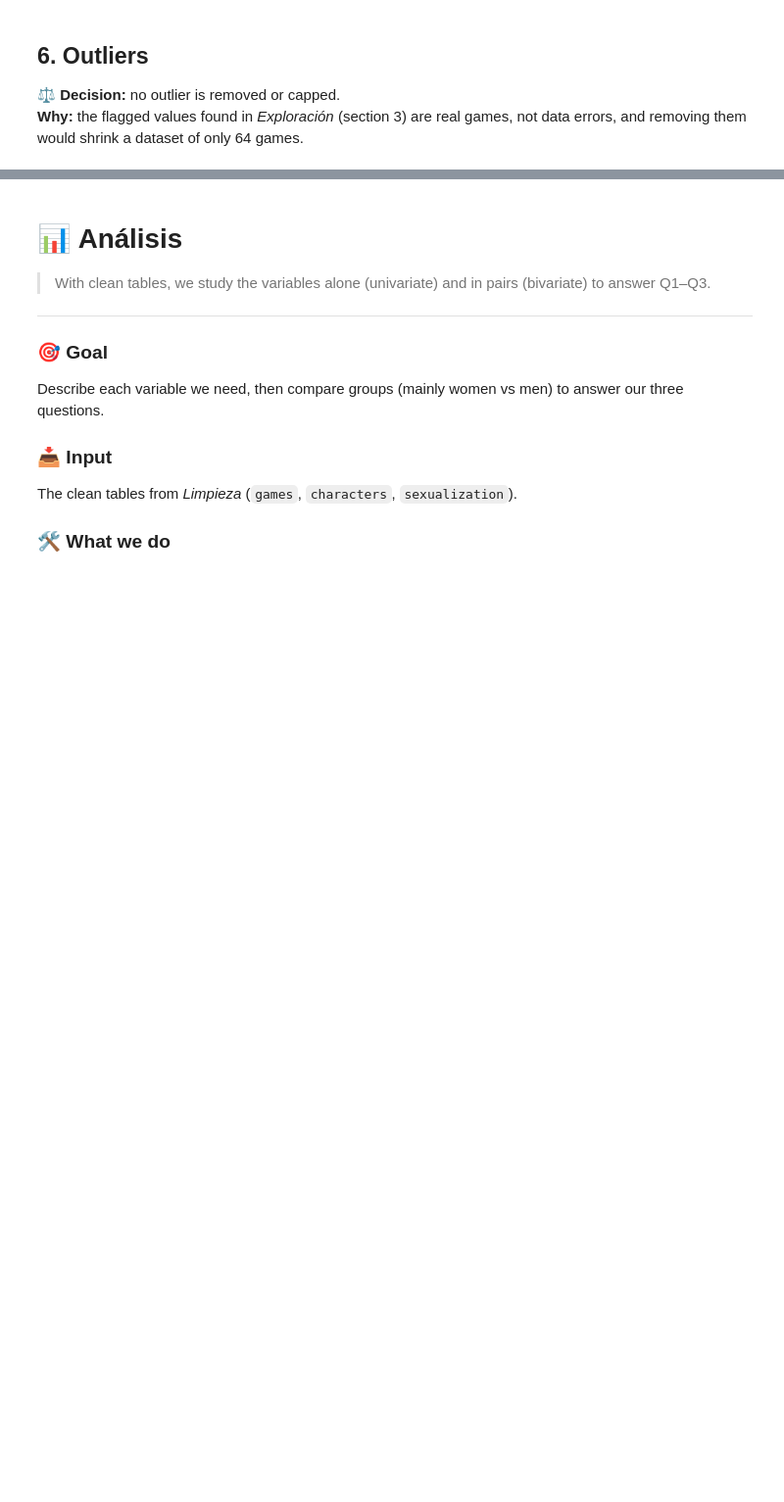
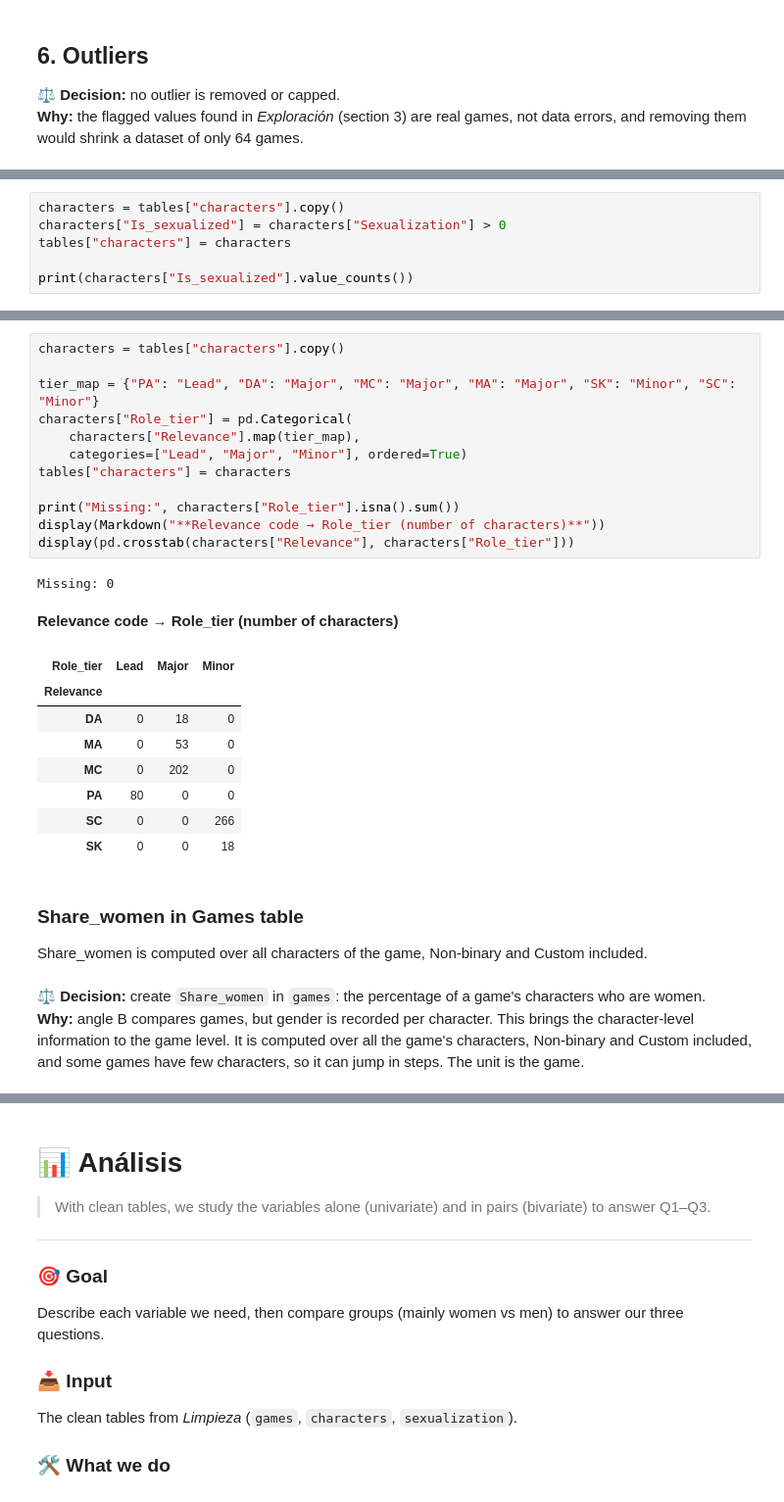
Before and after one commit to IA-P1-BCN/EDA_Manon, a Jupyter notebook: Gender Representation in Video Games.ipynb, the cells around one changed output, grey strips where cells are left out. Shown at 98% size. Cells and saved outputs as stored; diff of their text form; blank space fills up the shorter version.

```diff
--- a/Gender Representation in Video Games.ipynb
+++ b/Gender Representation in Video Games.ipynb
@@ -771,0 +779,6 @@ Children still flagged as damsel: 0
+# %%
+characters = tables["characters"].copy()
+characters["Is_sexualized"] = characters["Sexualization"] > 0
+tables["characters"] = characters
+
+print(characters["Is_sexualized"].value_counts())
@@ -771,0 +830,29 @@ Children still flagged as damsel: 0
+# %%
+characters = tables["characters"].copy()
+
+tier_map = {"PA": "Lead", "DA": "Major", "MC": "Major", "MA": "Major", "SK": "Minor", "SC": "Minor"}
+characters["Role_tier"] = pd.Categorical(
+    characters["Relevance"].map(tier_map),
+    categories=["Lead", "Major", "Minor"], ordered=True)
+tables["characters"] = characters
+
+print("Missing:", characters["Role_tier"].isna().sum())
+display(Markdown("**Relevance code → Role_tier (number of characters)**"))
+display(pd.crosstab(characters["Relevance"], characters["Role_tier"]))
+# %% [output]
+Missing: 0
+**Relevance code → Role_tier (number of characters)**
+| Role_tier | Lead | Major | Minor |
+| Relevance |  |  |  |
+| DA | 0 | 18 | 0 |
+| MA | 0 | 53 | 0 |
+| MC | 0 | 202 | 0 |
+| PA | 80 | 0 | 0 |
+| SC | 0 | 0 | 266 |
+| SK | 0 | 0 | 18 |
+# %% [markdown]
+### Share_women in Games table
+Share_women is computed over all characters of the game, Non-binary and Custom included.
+# %% [markdown]
+⚖️ **Decision:** create `Share_women` in `games`: the percentage of a game's characters who are women. <br>
+**Why:** angle B compares games, but gender is recorded per character. This brings the character-level information to the game level. It is computed over all the game's characters, Non-binary and Custom included, and some games have few characters, so it can jump in steps. The unit is the game.
```
Also changed, not shown: parts of 24 cells of this notebook.
